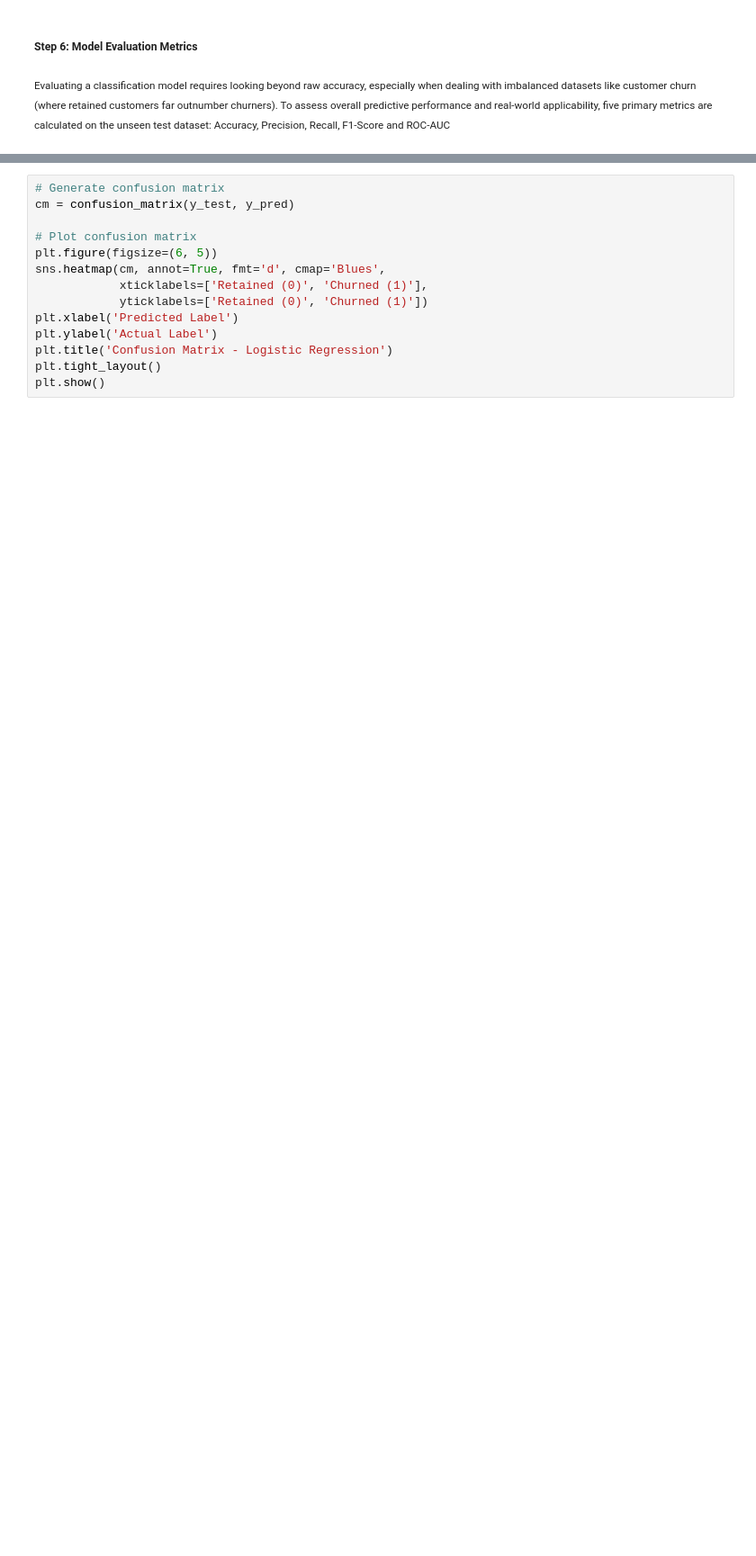
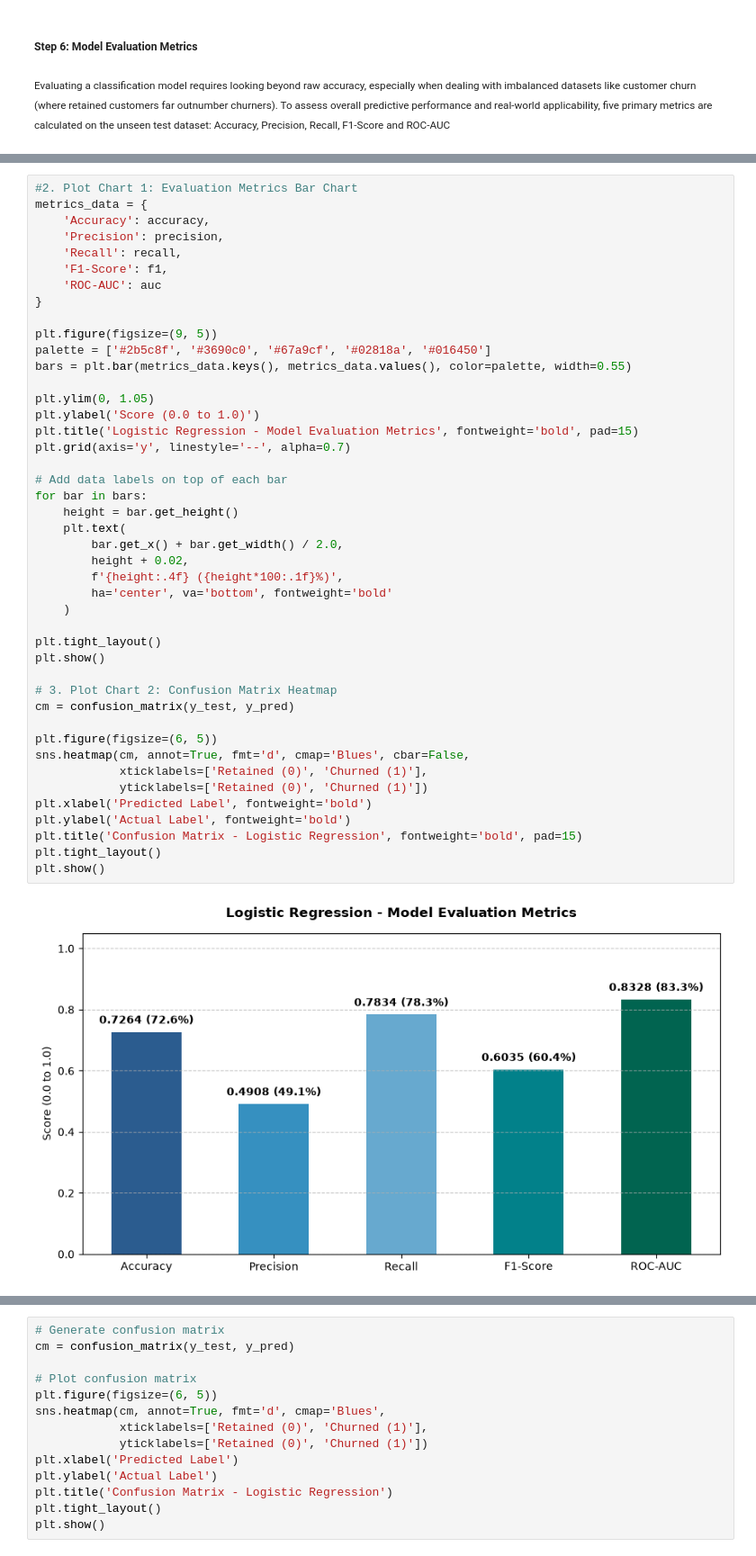
Before and after one commit to Joyy-cloud/TelecomChurning, a Jupyter notebook: 04_predictive_modelling.ipynb, the cells around one changed output, grey strips where cells are left out. Shown at 90% size. Saved outputs shown, nothing was run; the diff lists cells and outputs as text; blank space fills up the shorter version.

Commit message:
Plotted Chart to visualise evaluation metrics

```diff
--- a/04_predictive_modelling.ipynb
+++ b/04_predictive_modelling.ipynb
@@ -261,0 +273,46 @@ git
+# %%
+#2. Plot Chart 1: Evaluation Metrics Bar Chart
+metrics_data = {
+    'Accuracy': accuracy,
+    'Precision': precision,
+    'Recall': recall,
+    'F1-Score': f1,
+    'ROC-AUC': auc
+}
+
+plt.figure(figsize=(9, 5))
+palette = ['#2b5c8f', '#3690c0', '#67a9cf', '#02818a', '#016450']
+bars = plt.bar(metrics_data.keys(), metrics_data.values(), color=palette, width=0.55)
+
+plt.ylim(0, 1.05)
+plt.ylabel('Score (0.0 to 1.0)')
+plt.title('Logistic Regression - Model Evaluation Metrics', fontweight='bold', pad=15)
+plt.grid(axis='y', linestyle='--', alpha=0.7)
+
+# Add data labels on top of each bar
+for bar in bars:
+    height = bar.get_height()
+    plt.text(
+        bar.get_x() + bar.get_width() / 2.0,
+        height + 0.02,
+        f'{height:.4f} ({height*100:.1f}%)',
+        ha='center', va='bottom', fontweight='bold'
+    )
+
+plt.tight_layout()
+plt.show()
+
+# 3. Plot Chart 2: Confusion Matrix Heatmap
+cm = confusion_matrix(y_test, y_pred)
+
+plt.figure(figsize=(6, 5))
+sns.heatmap(cm, annot=True, fmt='d', cmap='Blues', cbar=False,
+            xticklabels=['Retained (0)', 'Churned (1)'],
+            yticklabels=['Retained (0)', 'Churned (1)'])
+plt.xlabel('Predicted Label', fontweight='bold')
+plt.ylabel('Actual Label', fontweight='bold')
+plt.title('Confusion Matrix - Logistic Regression', fontweight='bold', pad=15)
+plt.tight_layout()
+plt.show()
+# %% [output]
+[figure, added]
```
Also changed, not shown: parts of 5 cells of this notebook.
